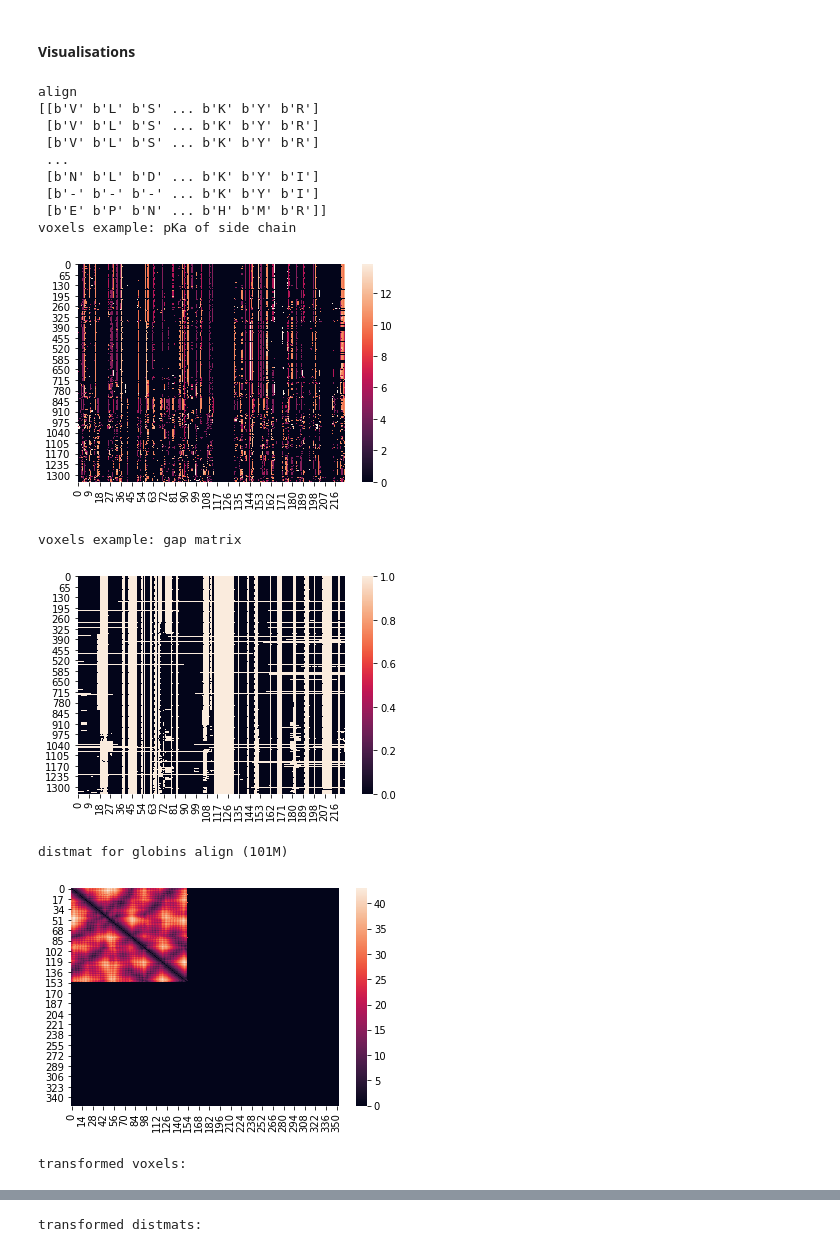
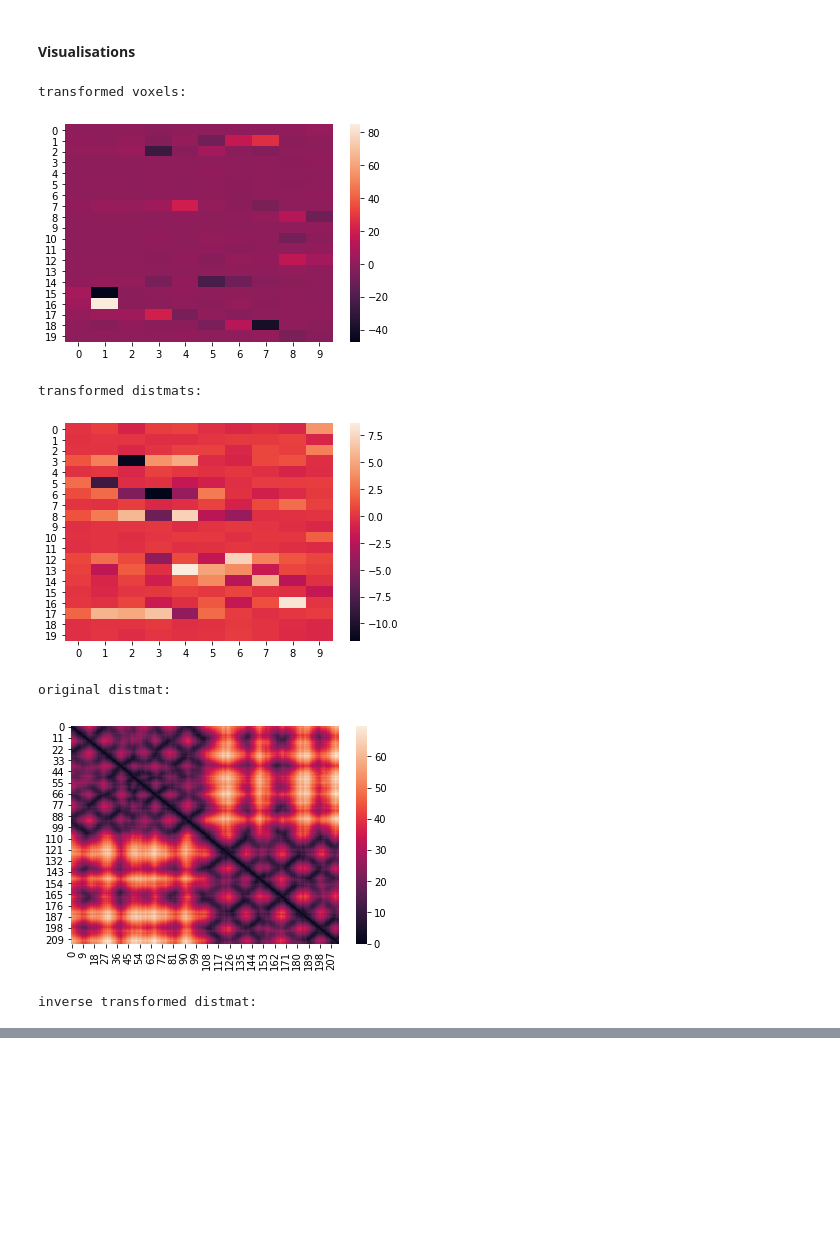
Before and after one commit to cactuskid/Fourier2Struct, a Jupyter notebook: notebooks/prepare_data_daskml.ipynb, the cells around one changed output, grey strips where cells are left out. Saved outputs shown, nothing was run; the diff lists cells and outputs as text; code cells hidden in the pictures; blank space fills up the shorter version.

```diff
--- a/notebooks/prepare_data_daskml.ipynb
+++ b/notebooks/prepare_data_daskml.ipynb
@@ -773,9 +868,9 @@ if checkMerges:
 
 #merge sifts dataframe and model names to remove missing pdb files
 modelFiles = list()
-for f in os.listdir('templates'):
-    if os.path.isfile(os.path.join('templates', f)) and '(' not in os.path.splitext(f)[0]:  #sometimes multiple copies of files --> xxxx(1).file
-        modelFiles.append(os.path.splitext(f)[0].lower())
+for f in os.listdir('templates/ftp.ebi.ac.uk/pub/databases/pdb/data/structures/all/pdb/'):
+    if os.path.isfile(os.path.join('templates/ftp.ebi.ac.uk/pub/databases/pdb/data/structures/all/pdb/', f)) and '(' not in os.path.splitext(f)[0]:  #sometimes multiple copies of files --> xxxx(1).file
+        modelFiles.append(os.path.splitext(f)[0].lower().replace('pdb',''))
 
 #modelsNoDupes = list(dict.fromkeys(models))
 pdbDF = pd.DataFrame(modelFiles)
@@ -908,0 +1011,3 @@ MemoryError: Unable to allocate 119. MiB for an array with shape (42250, 2954) a
+# %%
+print('building voxels...')
+voxels = generateVoxelArray(aligns, propAmount = 12, verbose = False)
@@ -918,11 +1026,11 @@ MemoryError: Unable to allocate 119. MiB for an array with shape (42250, 2954) a
 #### PCA and scaling (on sampled data)
 # %%
 print("VOXELS: ")
-scalerX, ndpcaX = fit_x(voxels, components = 300, FFT = True)
-transformed_voxels = transform_x(voxels, scalerX, ndpcaX, FFT = True)
+ndpcaX, scalerX = fit_x(voxels, components = 10, batch_size = 10, FFT = False)
+transformed_voxels, scalerX = transform_x(voxels, scalerX, ndpcaX, FFT = False)
 
 print("DISTMATS: ")
-scalerY, ndpcaY = fit_y(distmats, components = 300, FFT = True)
-transformed_distmats = transform_y(distmats, scalerY, ndpcaY, FFT = True)
+ndpcaY, scalerY = fit_y(distmats, components = 10, batch_size = 10, FFT = False)
+transformed_distmats, scalerY = transform_y(distmats, scalerY, ndpcaY, FFT = False)
 # %% [output]
 VOXELS:
@@ -944,5 +1062,5 @@ explained variance
 # %%
-#clear all the h5 files and create fresh ones (need to create them because opening in r+ mode)
+'''#clear all the h5 files and create fresh ones (need to create them because opening in r+ mode)
 clear = True
 
 if clear:
@@ -972,7 +1090,7 @@ with h5py.File('voxels.h5', 'r+') as hf:
         i += 1
 
 with h5py.File('transformedVoxels.h5', 'r+') as hf:
-    #add the scaler and pca for reverse transform -- is the info contained in the str?
+    #add the scaler and pca for reverse transform -- is the info contained in the str? probably not?
     hf.create_dataset('scaler', data=str(scalerX))
     hf.create_dataset('ndpca', data=str(ndpcaX))
 
@@ -980,7 +1098,7 @@ with h5py.File('transformedVoxels.h5', 'r+') as hf:
     i = 0
     name = ''
     for voxel in transformed_voxels:
-        name = alnNames[i] + '_transformedV'
+        name = alnNames[i] + '_transformedVoxel'
         if not hf.get(name):
             hf.create_dataset(name, data=voxel)
         i += 1
@@ -1003,7 +1121,7 @@ with h5py.File('transformedDistmats.h5', 'r+') as hf:
     i = 0
     name = ''
     for distmat in transformed_distmats:
-        name = models[i] + '_transformedD'
+        name = models[i] + '_transformedDistmat'
         if not hf.get(name):
             hf.create_dataset(name, data=distmat)
-        i += 1
+        i += 1'''
@@ -1010,37 +1130,42 @@ with h5py.File('transformedDistmats.h5', 'r+') as hf:
 # %% [markdown]
 #### Visualisations
 # %%
-print("align")
+'''print("align")
 print(aligns[0])
 print("voxels example: pKa of side chain")
 sns.heatmap(voxels[0,:,:,0])
 plt.show()
 print("voxels example: gap matrix")
 sns.heatmap(voxels[0,:,:,12])
 plt.show()
 print("distmat for globins align (101M)")
 sns.heatmap(distmats[0])
-plt.show()
+plt.show()'''
 
 print("transformed voxels:")
 sns.heatmap(transformed_voxels)
 plt.show()
 print("transformed distmats:")
 sns.heatmap(transformed_distmats)
 plt.show()
+
+print('original distmat:')
+sns.heatmap(arrayListForTest[0])
+plt.show()
+print('inverse transformed distmat:')
+recovered_distmats = inverse_transform_y(transformed_distmats, scalerY, ndpcaY, FFT = False)
+recovered_distmat_list = []
+temp = np.vsplit(recovered_distmats, recovered_distmats.shape[0])
+for distmat in temp:
+    recovered_distmat_list.append(distmat[0,:,:])
+unFFT_distmats = inverseFourierDistmats(recovered_distmat_list)
+sns.heatmap(unFFT_distmats[0])
+plt.show()
 # %% [output]
-align
-[[b'V' b'L' b'S' ... b'K' b'Y' b'R']
- [b'V' b'L' b'S' ... b'K' b'Y' b'R']
- [b'V' b'L' b'S' ... b'K' b'Y' b'R']
- ...
- [b'N' b'L' b'D' ... b'K' b'Y' b'I']
- [b'-' b'-' b'-' ... b'K' b'Y' b'I']
- [b'E' b'P' b'N' ... b'H' b'M' b'R']]
-voxels example: pKa of side chain
+transformed voxels:
-[figure, old version]
+[figure, new version]
-voxels example: gap matrix
+transformed distmats:
-[figure, old version]
+[figure, new version]
-distmat for globins align (101M)
+original distmat:
-[figure, old version]
+[figure, new version]
-transformed voxels:
+inverse transformed distmat:
@@ -1048 +1172,0 @@ transformed voxels:
-transformed distmats:
```
Also changed, not shown: parts of 22 cells of this notebook, 6 other files.
